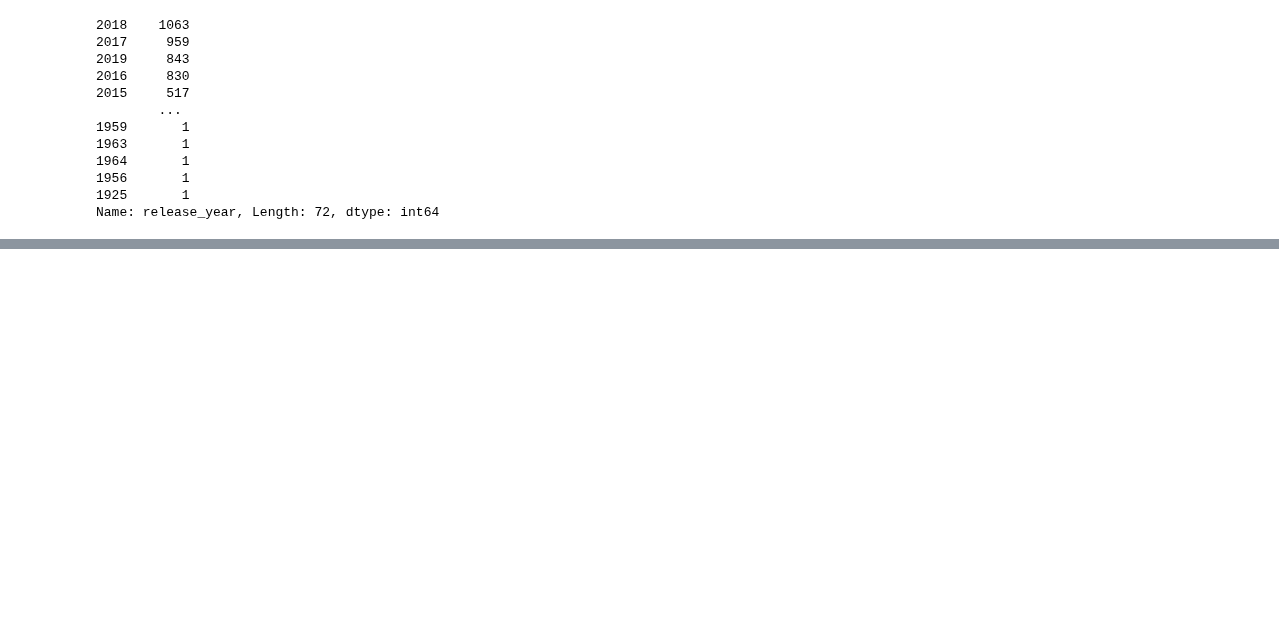
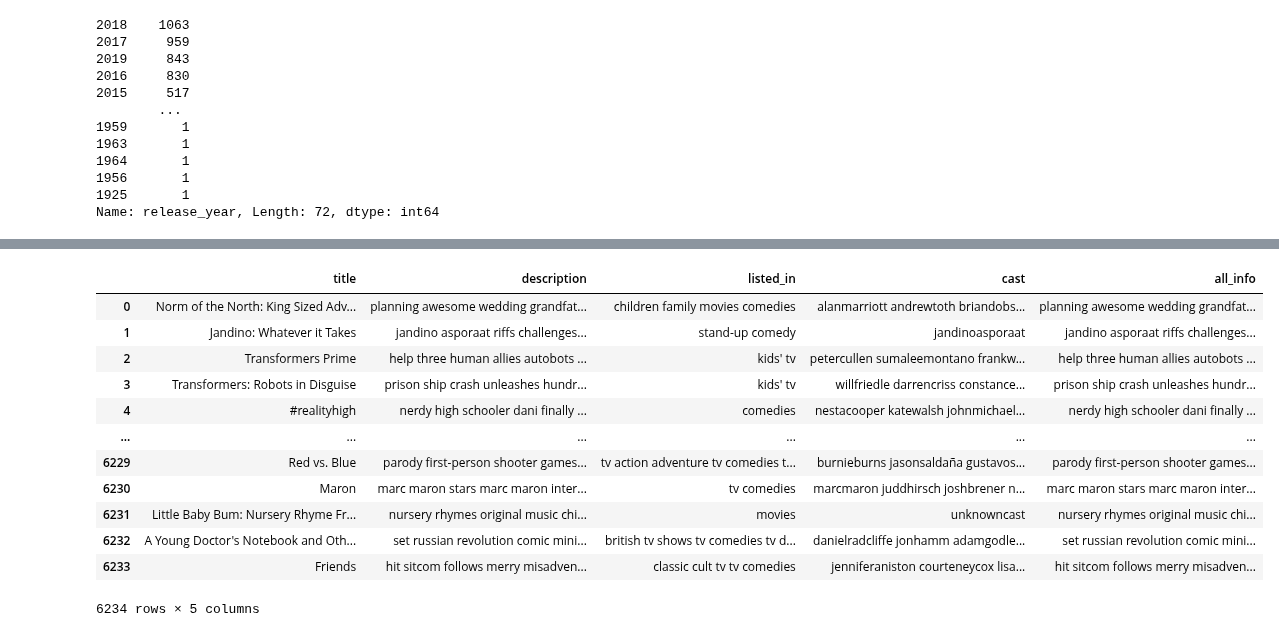
Before and after one commit to aSkailand/dat540-netflix_catalogue, a Jupyter notebook: src/netflix_catalogue_view.ipynb, the cells around one changed output, grey strips where cells are left out. Saved outputs shown, nothing was run; the diff lists cells and outputs as text; code cells hidden in the pictures; blank space fills up the shorter version.

Commit message:
added notebook to notebook

```diff
--- a/src/netflix_catalogue_view.ipynb
+++ b/src/netflix_catalogue_view.ipynb
@@ -616,0 +709,40 @@ sns.countplot(x=df['year_added'], data = df, hue='year')
+# %%
+#Clean the description column
+df["description"] = df["description"].str.lower() #converting all words to lower
+df["description"] = df["description"].str.split() #creating each description to a list
+df["description"] = df["description"].apply(lambda x: pd.Series(''.join([word + ' ' for word in x if word not in stop_words]))) #need to get aslak to explain
+df["description"] = df["description"].apply(lambda x: x.replace(',','')) #Removing commas
+df["description"] = df["description"].apply(lambda x: x.replace('.','')) #Removing dots
+# %%
+#Clean the listed in column
+df["listed_in"] = df["listed_in"].str.lower()
+df["listed_in"] = df["listed_in"].str.split()
+df["listed_in"] = df["listed_in"].apply(lambda x: pd.Series(''.join([word + ' ' for word in x if word not in stop_words])))
+df["listed_in"] = df["listed_in"].apply(lambda x: x.replace(',',''))
+df["listed_in"] = df["listed_in"].apply(lambda x: x.replace('.',''))
+df["listed_in"] = df["listed_in"].apply(lambda x: x.replace('&',''))
+# %%
+#Clean the cast column
+df["cast"] = df["cast"].str.lower()
+df["cast"] = df["cast"].apply(lambda x: x.replace(' ','')) #removing whitespace between first and last name so cosine similraity checks entire actor name, and not only first name and last name
+df["cast"] = df["cast"].apply(lambda x: x.replace(',',' '))
+# %%
+#Combine description, listed_in and cast as new column
+df["all_info"] = df["description"] + df["listed_in"] + df["cast"]
+#df.iloc[0].all_info run this line to see an example
+# %%
+df
+# %% [output]
+|  | title | description | listed_in | cast | all_info |
+| 0 | Norm of the North: King Sized Adv... | planning awesome wedding grandfat... | children family movies comedies | alanmarriott andrewtoth briandobs... | planning awesome wedding grandfat... |
+| 1 | Jandino: Whatever it Takes | jandino asporaat riffs challenges... | stand-up comedy | jandinoasporaat | jandino asporaat riffs challenges... |
+| 2 | Transformers Prime | help three human allies autobots ... | kids' tv | petercullen sumaleemontano frankw... | help three human allies autobots ... |
+| 3 | Transformers: Robots in Disguise | prison ship crash unleashes hundr... | kids' tv | willfriedle darrencriss constance... | prison ship crash unleashes hundr... |
+| 4 | #realityhigh | nerdy high schooler dani finally ... | comedies | nestacooper katewalsh johnmichael... | nerdy high schooler dani finally ... |
+| ... | ... | ... | ... | ... | ... |
+| 6229 | Red vs. Blue | parody first-person shooter games... | tv action adventure tv comedies t... | burnieburns jasonsaldaña gustavos... | parody first-person shooter games... |
+| 6230 | Maron | marc maron stars marc maron inter... | tv comedies | marcmaron juddhirsch joshbrener n... | marc maron stars marc maron inter... |
+| 6231 | Little Baby Bum: Nursery Rhyme Fr... | nursery rhymes original music chi... | movies | unknowncast | nursery rhymes original music chi... |
+| 6232 | A Young Doctor's Notebook and Oth... | set russian revolution comic mini... | british tv shows tv comedies tv d... | danielradcliffe jonhamm adamgodle... | set russian revolution comic mini... |
+| 6233 | Friends | hit sitcom follows merry misadven... | classic cult tv tv comedies | jenniferaniston courteneycox lisa... | hit sitcom follows merry misadven... |
+6234 rows × 5 columns
```
Also changed, not shown: parts of 11 cells of this notebook.
